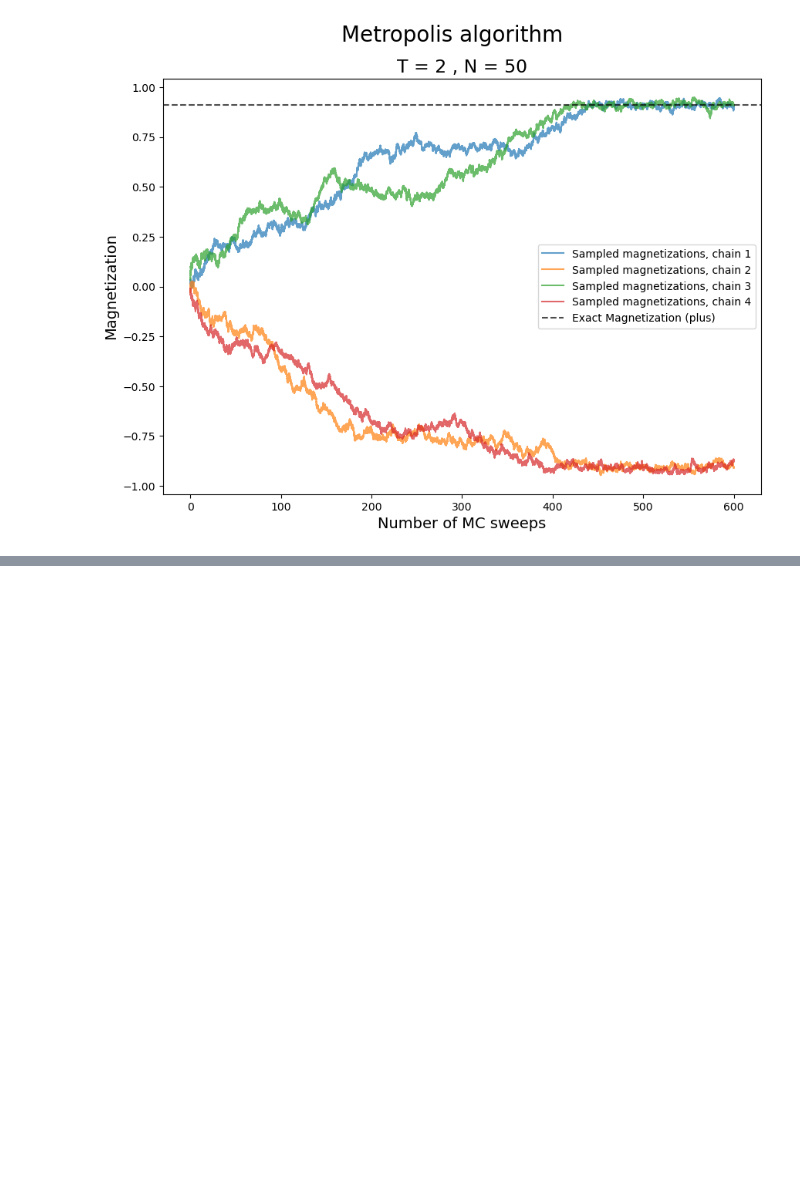
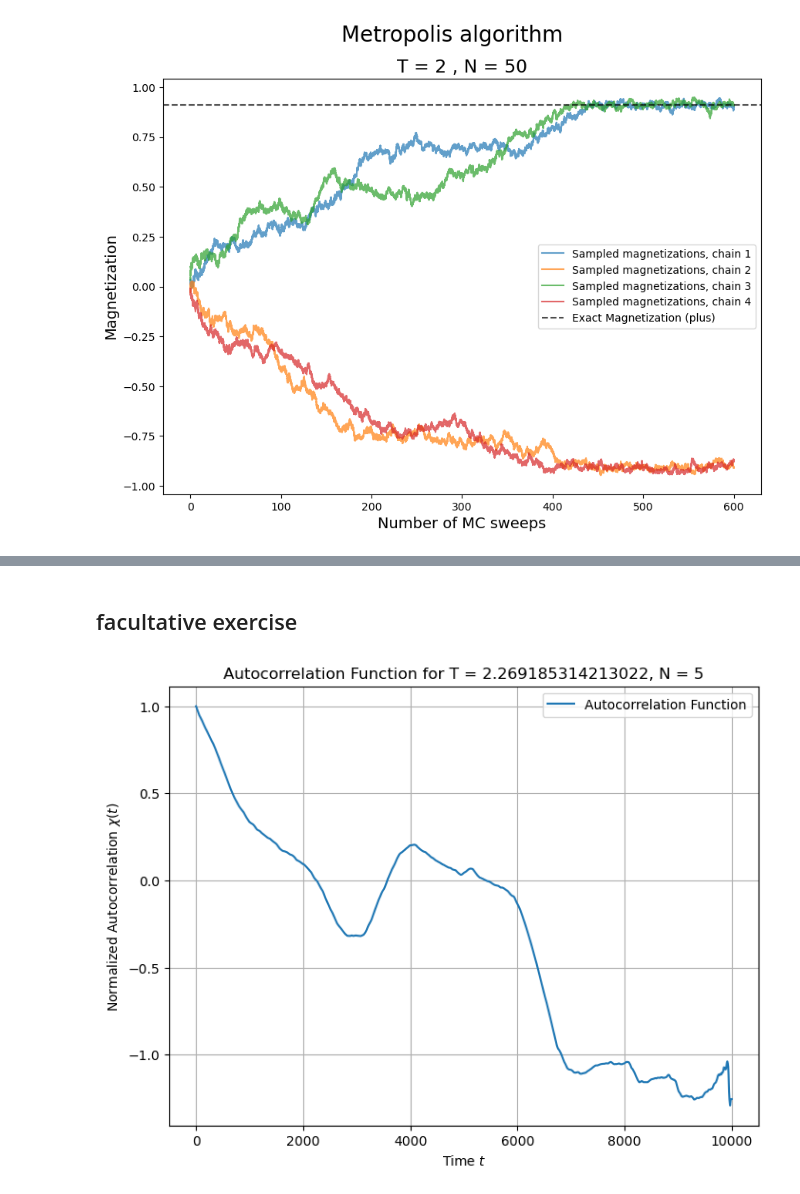
Before and after one commit to BertDepoorter/Monte-Carlo-Methods, a Jupyter notebook: ex _7_8_ IsingModel.ipynb, the cells around one changed output, grey strips where cells are left out. Cells and saved outputs as stored; diff of their text form; code cells hidden in the pictures; blank space fills up the shorter version.

```diff
--- a/ex _7_8_ IsingModel.ipynb
+++ b/ex _7_8_ IsingModel.ipynb
@@ -354,0 +365,57 @@ print(len(autocorrelation))
+# %% [markdown]
+## facultative exercise
+# %%
+# autocorrelation function
+N = 5
+T = 2/np.log(1+np.sqrt(2))
+tau_eq = 400*N*N
+t_f = 10000
+
+def simulate_ising_magnetization(N, T, steps):
+    model = IsingModel(
+        size=N,
+        J=1,
+        T=T,
+        boundary_condition='helical',
+        sampling_method='metropolis'
+    )
+    magnetizations = np.zeros(steps)
+    spins = model.initialize_spins()
+    for k in range(steps):
+        # 1 metropolis step
+        spins = model.metropolis_step(spins)
+        m = model.get_magnetization_1_conf(spins)
+        magnetizations[k] = m
+    return magnetizations
+
+magnetizations = simulate_ising_magnetization(N, T, tau_eq + t_f + 100)
+
+# Extract magnetizations after equilibration
+m_eq = magnetizations[tau_eq : tau_eq + t_f]
+
+# mean magnetization
+mean_m = np.mean(m_eq)
+
+# normalize
+chi_0 = np.mean((m_eq - mean_m) ** 2)
+
+autocorrelation = []
+for t in range(t_f):
+    chi_t = np.mean((m_eq[:t_f - t] - mean_m) * (m_eq[t:t_f] - mean_m))
+    autocorrelation.append(chi_t / chi_0)
+
+
+autocorrelation = np.array(autocorrelation)
+
+# Plot the autocorrelation function
+fig, ax = plt.subplots(1, 1, figsize=(8, 6))
+ax.plot(range(t_f), autocorrelation, label="Autocorrelation Function")
+ax.set_xlabel("Time $t$")
+ax.set_ylabel("Normalized Autocorrelation $\chi(t)$")
+ax.set_title(f"Autocorrelation Function for T = {T}, N = {N}")
+ax.legend()
+ax.grid()
+fig.savefig('Plots/ex8_autocorr_fac.png', dpi=300)
+plt.show()
+# %% [output]
+[figure, added]
```
Also changed, not shown: parts of 5 cells of this notebook, 14 other files.
